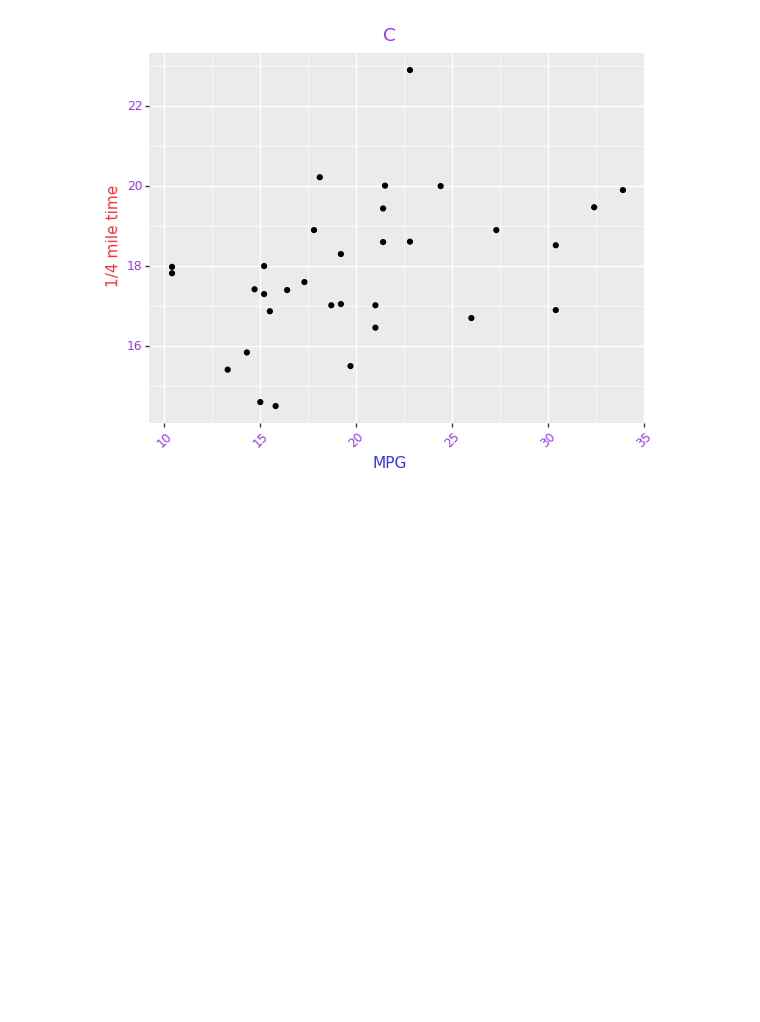
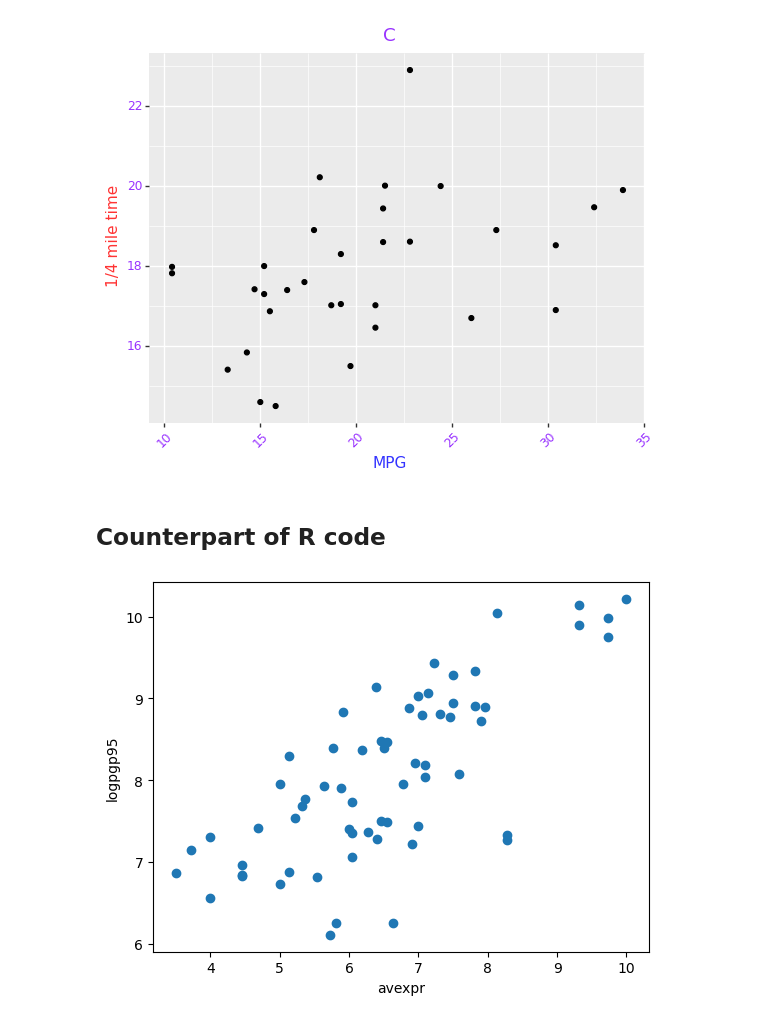
Before and after one commit to zhentaoshi/Econ5821, a Jupyter notebook: py_03_plot.ipynb, the cells around one changed output. Saved outputs shown, nothing was run; the diff lists cells and outputs as text; code cells hidden in the pictures; blank space fills up the shorter version.

Commit message:
py copy of graphs

```diff
--- a/py_03_plot.ipynb
+++ b/py_03_plot.ipynb
@@ -168,3 +168,19 @@ print(p2)
 # %% [output]
 [figure]
 [figure]
+# %% [markdown]
+## Counterpart of R code
+# %%
+import pandas as pd
+import matplotlib.pyplot as plt
+
+# Read the CSV file
+d0 = pd.read_csv("data_example/AJR.csv")
+
+# Plot the data
+plt.scatter(d0['avexpr'], d0['logpgp95'])
+plt.xlabel('avexpr')
+plt.ylabel('logpgp95')
+plt.show()
+# %% [output]
+[figure, added]
```
Also changed, not shown: parts of 15 cells of this notebook, 1 other file.
